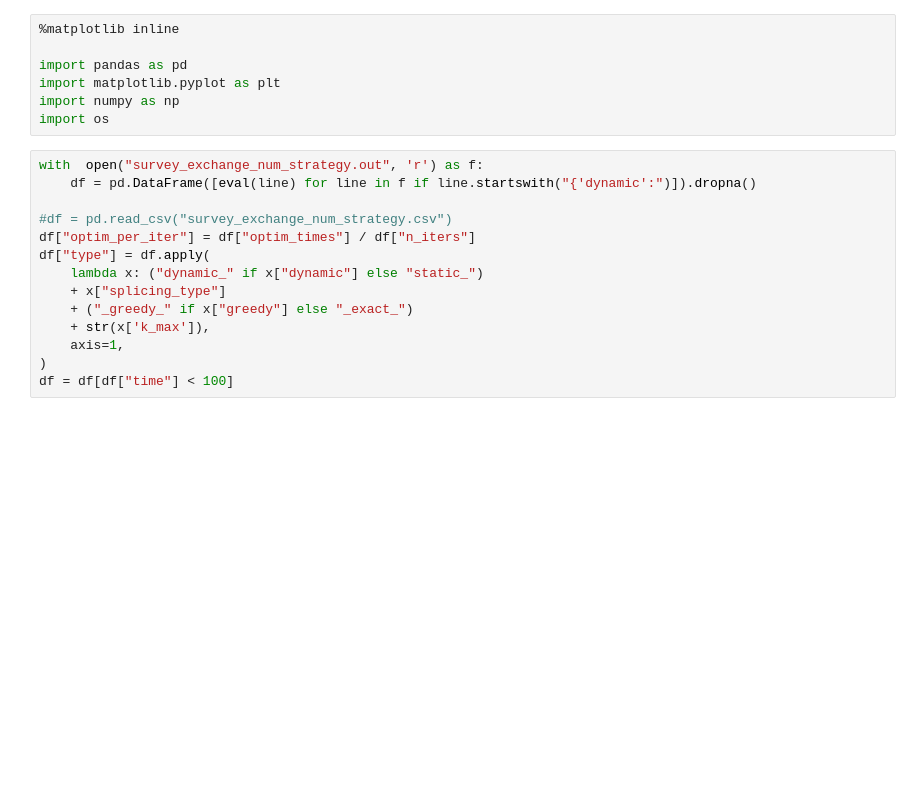
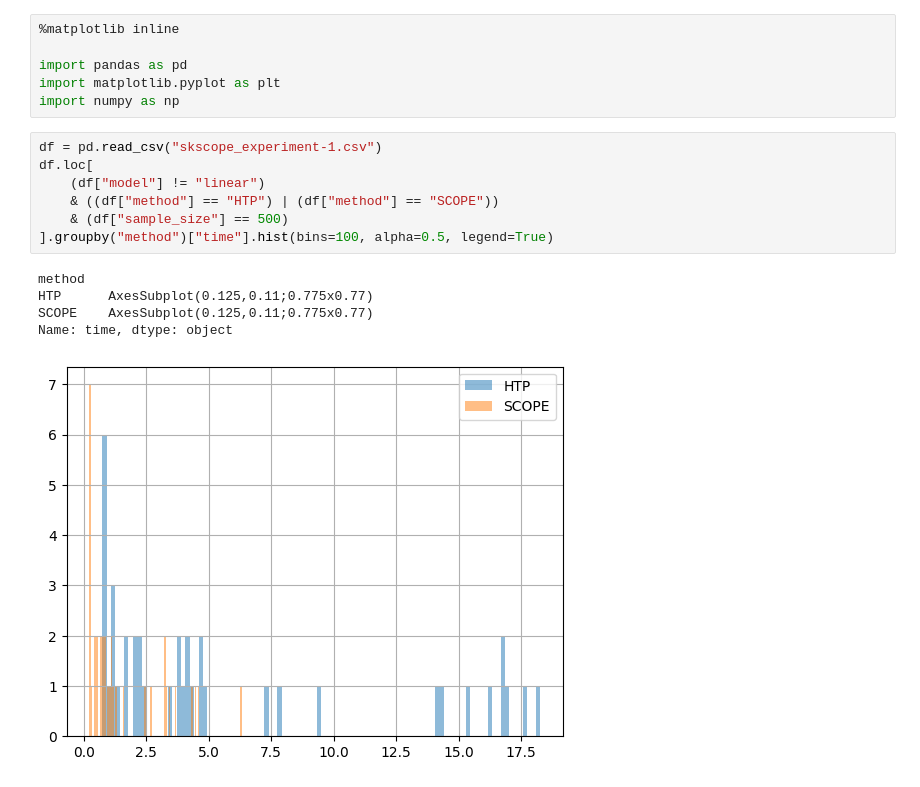
Before and after one commit to bbayukari/splicing-universal-experiment, a Jupyter notebook: skscope_result_new/plot.ipynb, the cells around one changed output. Saved outputs shown, nothing was run; the diff lists cells and outputs as text; blank space fills up the shorter version.

```diff
--- a/skscope_result_new/plot.ipynb
+++ b/skscope_result_new/plot.ipynb
@@ -4,19 +4,17 @@
 import pandas as pd
 import matplotlib.pyplot as plt
 import numpy as np
-import os
-# %%
-with  open("survey_exchange_num_strategy.out", 'r') as f:
-    df = pd.DataFrame([eval(line) for line in f if line.startswith("{'dynamic':")]).dropna()
-
-#df = pd.read_csv("survey_exchange_num_strategy.csv")
-df["optim_per_iter"] = df["optim_times"] / df["n_iters"]
-df["type"] = df.apply(
-    lambda x: ("dynamic_" if x["dynamic"] else "static_")
-    + x["splicing_type"]
-    + ("_greedy_" if x["greedy"] else "_exact_")
-    + str(x['k_max']),
-    axis=1,
-)
-df = df[df["time"] < 100]
+# %%
+df = pd.read_csv("skscope_experiment-1.csv")
+df.loc[
+    (df["model"] != "linear")
+    & ((df["method"] == "HTP") | (df["method"] == "SCOPE"))
+    & (df["sample_size"] == 500)
+].groupby("method")["time"].hist(bins=100, alpha=0.5, legend=True)
+# %% [output]
+method
+HTP      AxesSubplot(0.125,0.11;0.775x0.77)
+SCOPE    AxesSubplot(0.125,0.11;0.775x0.77)
+Name: time, dtype: object
+[figure, added]
 # %%
```
Also changed, not shown: parts of 8 cells of this notebook, 17 other files.
